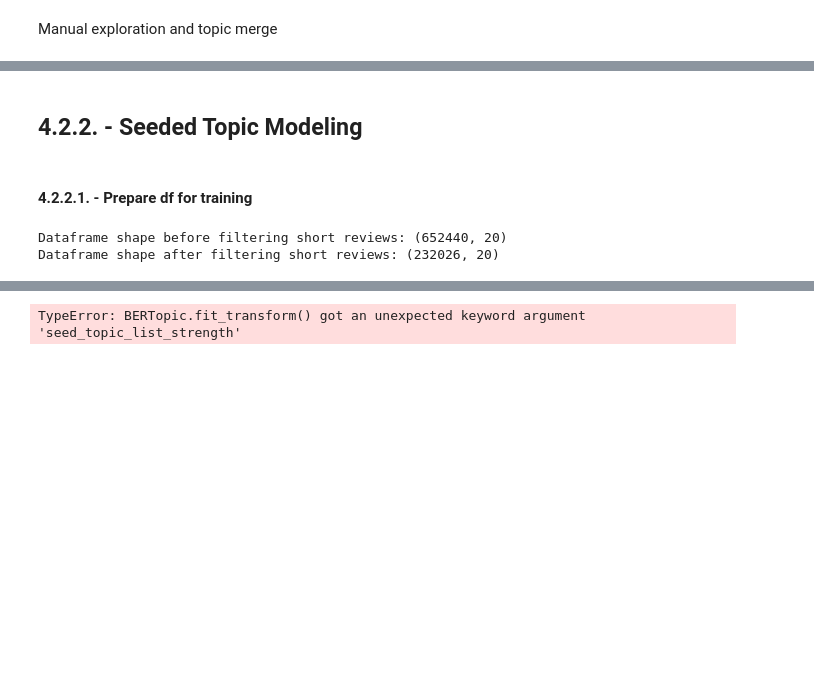
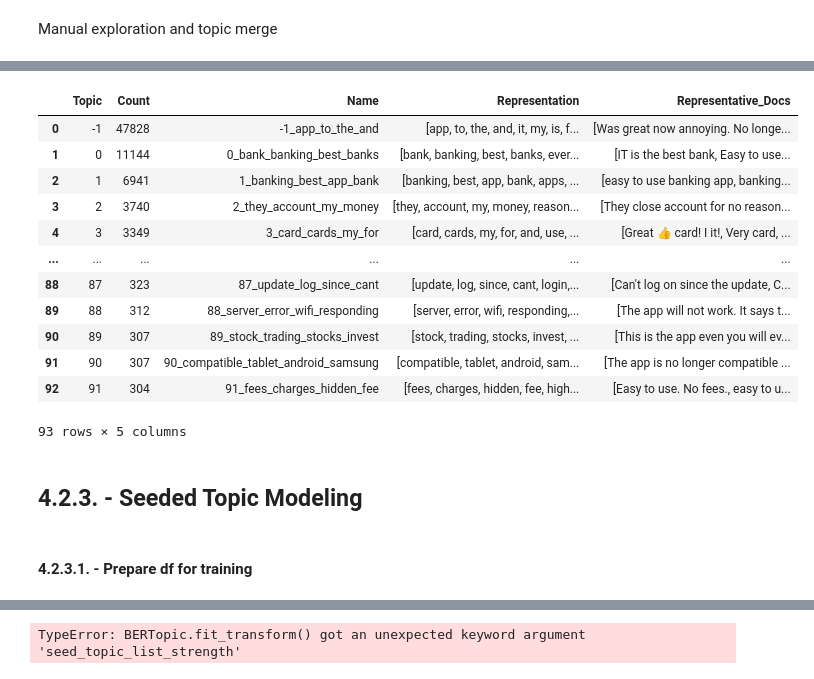
Before and after one commit to pcatarino88/banking_app_reviews, a Jupyter notebook: notebooks/4.2. BERTopic Modelling.ipynb, the cells around one changed output, grey strips where cells are left out. Drawn from its saved outputs; the diff is of its cells as text; code cells hidden in the pictures; blank space fills up the shorter version.

```diff
--- a/notebooks/4.2. BERTopic Modelling.ipynb
+++ b/notebooks/4.2. BERTopic Modelling.ipynb
@@ -304,3 +304,35 @@ fig = unseed_try.visualize_hierarchy()
 fig.show()
 # %%
 unseed_try.visualize_barchart(width = 280, height = 330, top_n_topics=15, n_words=10)
+# %%
+# further analysis on dominant topic
+dominant_topic = 0
+big_topic_docs = [reviews[i] for i, t in enumerate(topics) if t == dominant_topic]
+# %%
+big_topic_embs = np.array([embeddings[i] for i, t in enumerate(topics) if t == dominant_topic])
+# %%
+# Smaller, more local neighborhood = finer clusters
+umap_model = UMAP(
+    n_neighbors=15,       # fewer neighbors → more detailed clusters
+    n_components=10,      # 5–15 usually works well
+    min_dist=0.0,
+    metric="cosine"
+)
+
+# Allow smaller topic sizes than before
+hdbscan_model = HDBSCAN(
+    min_cluster_size=300,  # smaller = more clusters
+    min_samples=10,
+    metric='euclidean',
+    cluster_selection_method='eom',
+    prediction_data=True
+)
+
+subtopic_model = BERTopic(
+    umap_model=umap_model,
+    hdbscan_model=hdbscan_model,
+    calculate_probabilities=True,
+    verbose=True
+)
+# %%
+sub_topics, sub_probs = subtopic_model.fit_transform(big_topic_docs, big_topic_embs)
@@ -307,4 +350,20 @@ unseed_try.visualize_barchart(width = 280, height = 330, top_n_topics=15, n_word
+# %%
+subtopic_model.get_topic_info()
+# %% [output]
+|  | Topic | Count | Name | Representation | Representative_Docs |
+| 0 | -1 | 47828 | -1_app_to_the_and | [app, to, the, and, it, my, is, f... | [Was great now annoying. No longe... |
+| 1 | 0 | 11144 | 0_bank_banking_best_banks | [bank, banking, best, banks, ever... | [IT is the best bank, Easy to use... |
+| 2 | 1 | 6941 | 1_banking_best_app_bank | [banking, best, app, bank, apps, ... | [easy to use banking app, banking... |
+| 3 | 2 | 3740 | 2_they_account_my_money | [they, account, my, money, reason... | [They close account for no reason... |
+| 4 | 3 | 3349 | 3_card_cards_my_for | [card, cards, my, for, and, use, ... | [Great 👍 card! I it!, Very card, ... |
+| ... | ... | ... | ... | ... | ... |
+| 88 | 87 | 323 | 87_update_log_since_cant | [update, log, since, cant, login,... | [Can't log on since the update, C... |
+| 89 | 88 | 312 | 88_server_error_wifi_responding | [server, error, wifi, responding,... | [The app will not work. It says t... |
+| 90 | 89 | 307 | 89_stock_trading_stocks_invest | [stock, trading, stocks, invest, ... | [This is the app even you will ev... |
+| 91 | 90 | 307 | 90_compatible_tablet_android_samsung | [compatible, tablet, android, sam... | [The app is no longer compatible ... |
+| 92 | 91 | 304 | 91_fees_charges_hidden_fee | [fees, charges, hidden, fee, high... | [Easy to use. No fees., easy to u... |
+93 rows × 5 columns
 # %% [markdown]
-## 4.2.2. -  Seeded Topic Modeling
+## 4.2.3. -  Seeded Topic Modeling
 # %% [markdown]
-#### 4.2.2.1. - Prepare df for training
+#### 4.2.3.1. - Prepare df for training
@@ -319,9 +369,0 @@ df = pd.read_parquet("../assets/intermediate_dfs/df_sentiment.parquet")
-# %%
-print (f"Dataframe shape before filtering short reviews: {df.shape}")
-# eliminate rows with less than 3 words in 'review_text'
-df = df[df['review_text'].str.split().str.len() >= 4]
-df = df[df['review_date'] > pd.Timestamp('2021-10-01')]
-print (f"Dataframe shape after filtering short reviews: {df.shape}")
-# %% [output]
-Dataframe shape before filtering short reviews: (652440, 20)
-Dataframe shape after filtering short reviews: (232026, 20)
```
Also changed, not shown: parts of 14 cells of this notebook.
